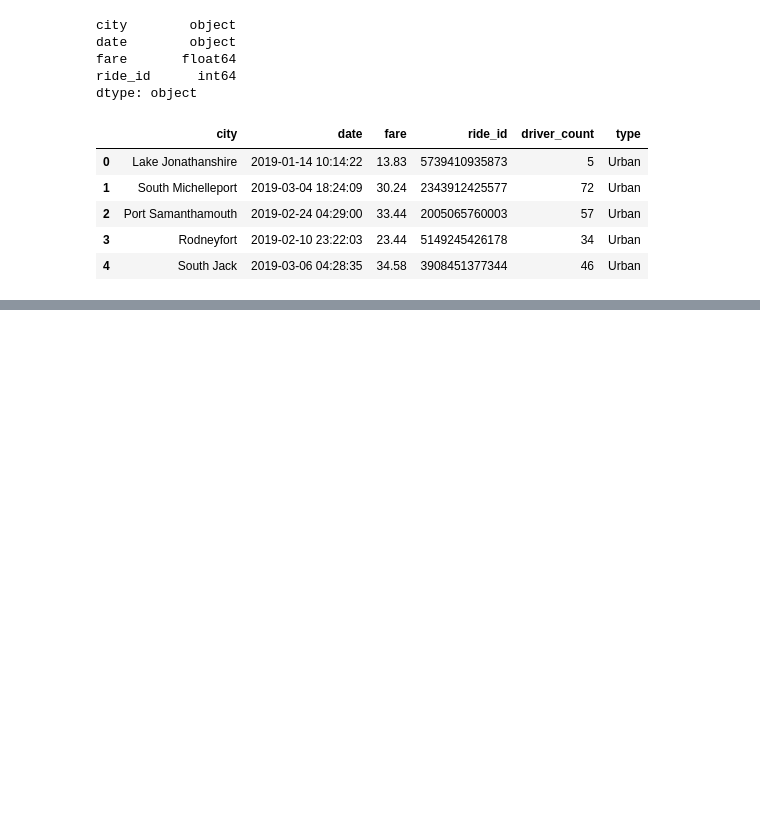
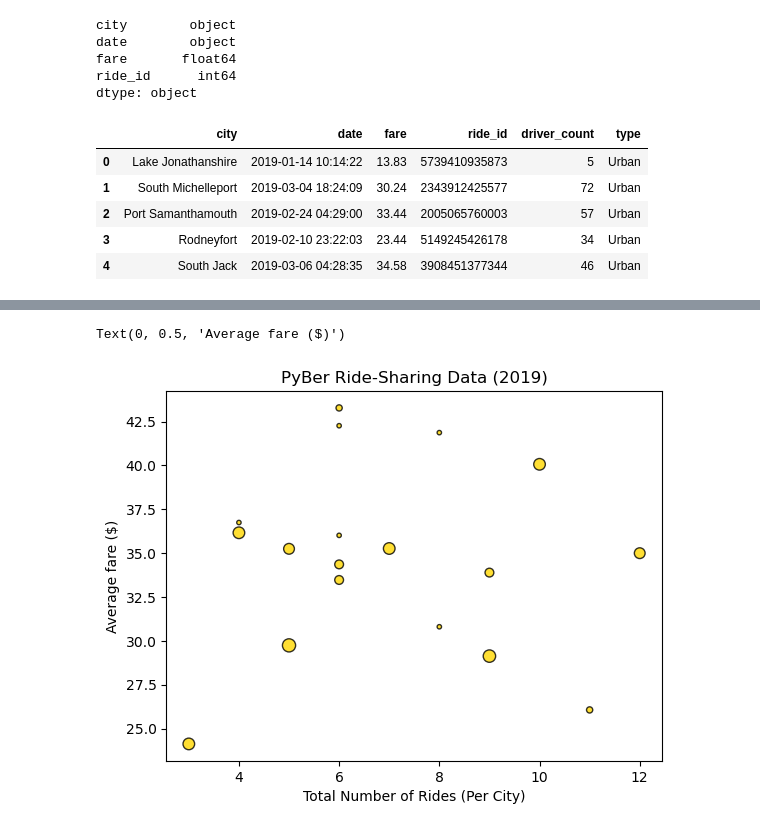
Before and after one commit to kmm337/PyBer_Analysis, a Jupyter notebook: PyBer.ipynb, the cells around one changed output, grey strips where cells are left out. Cells and saved outputs as stored; diff of their text form; code cells hidden in the pictures; blank space fills up the shorter version.

```diff
--- a/PyBer.ipynb
+++ b/PyBer.ipynb
@@ -120,0 +173,2 @@ pyber_data_df.head()
+# %%
+rural_ride_count =rural_cities_df.groupby(["city"]).count()['ride_id']
@@ -120,0 +208,3 @@ pyber_data_df.head()
+# %%
+rural_avg_fare=rural_cities_df.groupby(["city"]).mean()['fare']
+rural_avg_fare.head()
@@ -120,0 +254,8 @@ pyber_data_df.head()
+# %%
+plt.scatter(rural_ride_count,rural_avg_fare,marker="o",c="gold",s=10*rural_driver_count,linewidths=1,edgecolors="black",alpha=.8)
+plt.title("PyBer Ride-Sharing Data (2019)")
+plt.xlabel("Total Number of Rides (Per City)")
+plt.ylabel("Average fare ($)")
+# %% [output]
+Text(0, 0.5, 'Average fare ($)')
+[figure, added]
```
Also changed, not shown: parts of 15 cells of this notebook, 1 other file.
